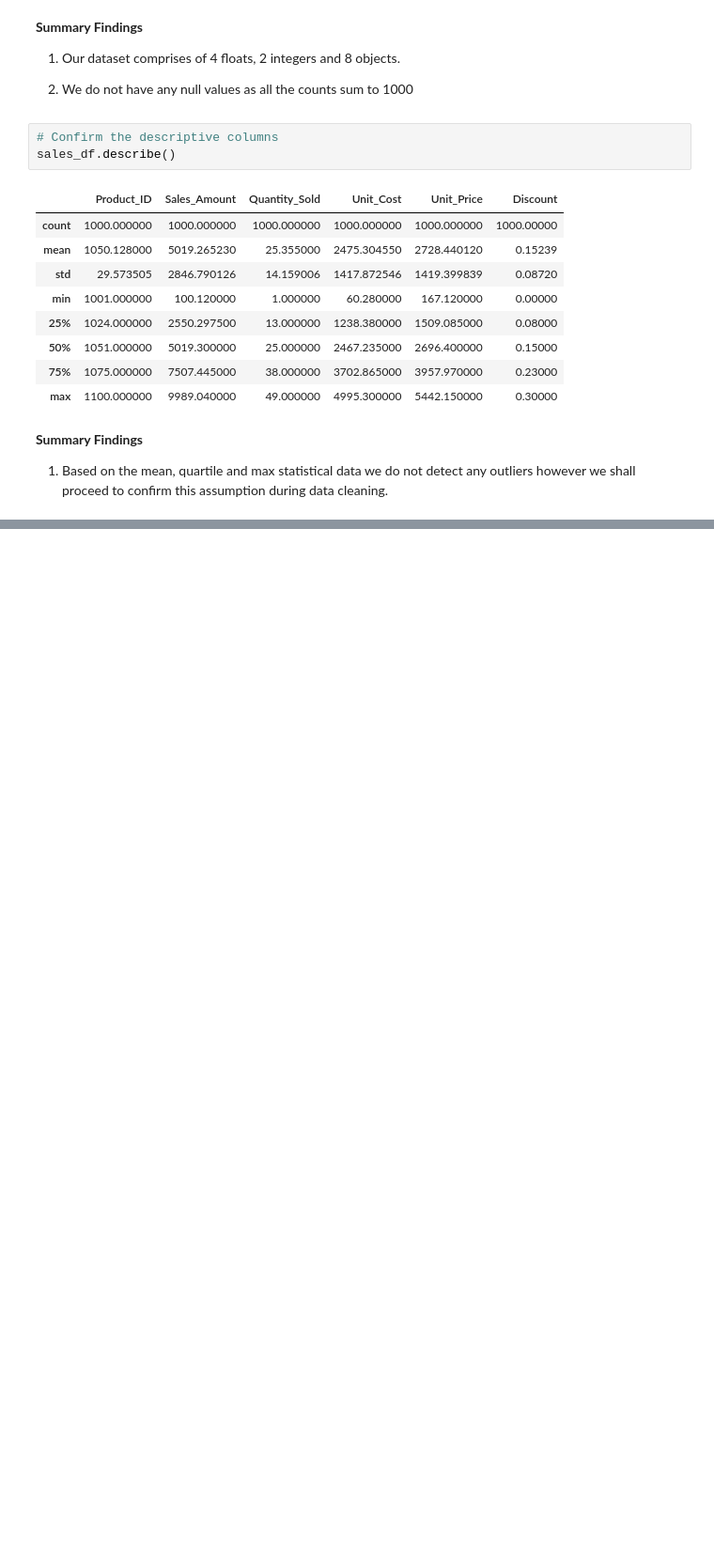
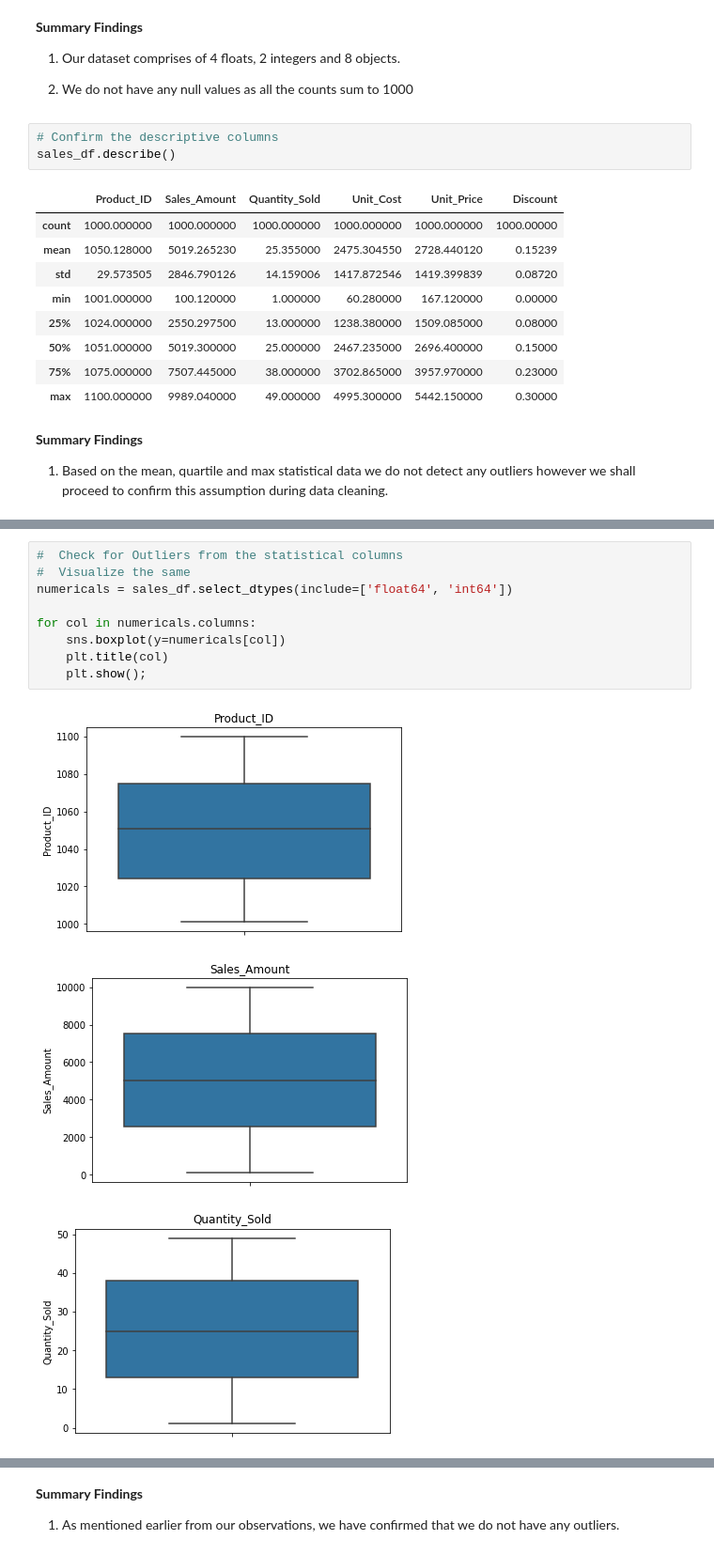
Before and after one commit to jgatharia/Sales_Analysis_Report, a Jupyter notebook: index.ipynb, the cells around one changed output, grey strips where cells are left out. Shown at 94% size. Drawn from its saved outputs; the diff is of its cells as text; blank space fills up the shorter version.

```diff
--- a/index.ipynb
+++ b/index.ipynb
@@ -85,0 +120,13 @@ sales_df.describe()
+# %%
+#  Check for Outliers from the statistical columns
+#  Visualize the same
+numericals = sales_df.select_dtypes(include=['float64', 'int64'])
+
+for col in numericals.columns:
+    sns.boxplot(y=numericals[col])
+    plt.title(col)
+    plt.show();
+# %% [output]
+[figure, added]
+[figure, added]
+[figure, added]
@@ -85,0 +136,4 @@ sales_df.describe()
+# %% [markdown]
+**Summary Findings**
+
+1. As mentioned earlier from our observations, we have confirmed that we do not have any outliers.
```
Also changed, not shown: parts of 9 cells of this notebook.
